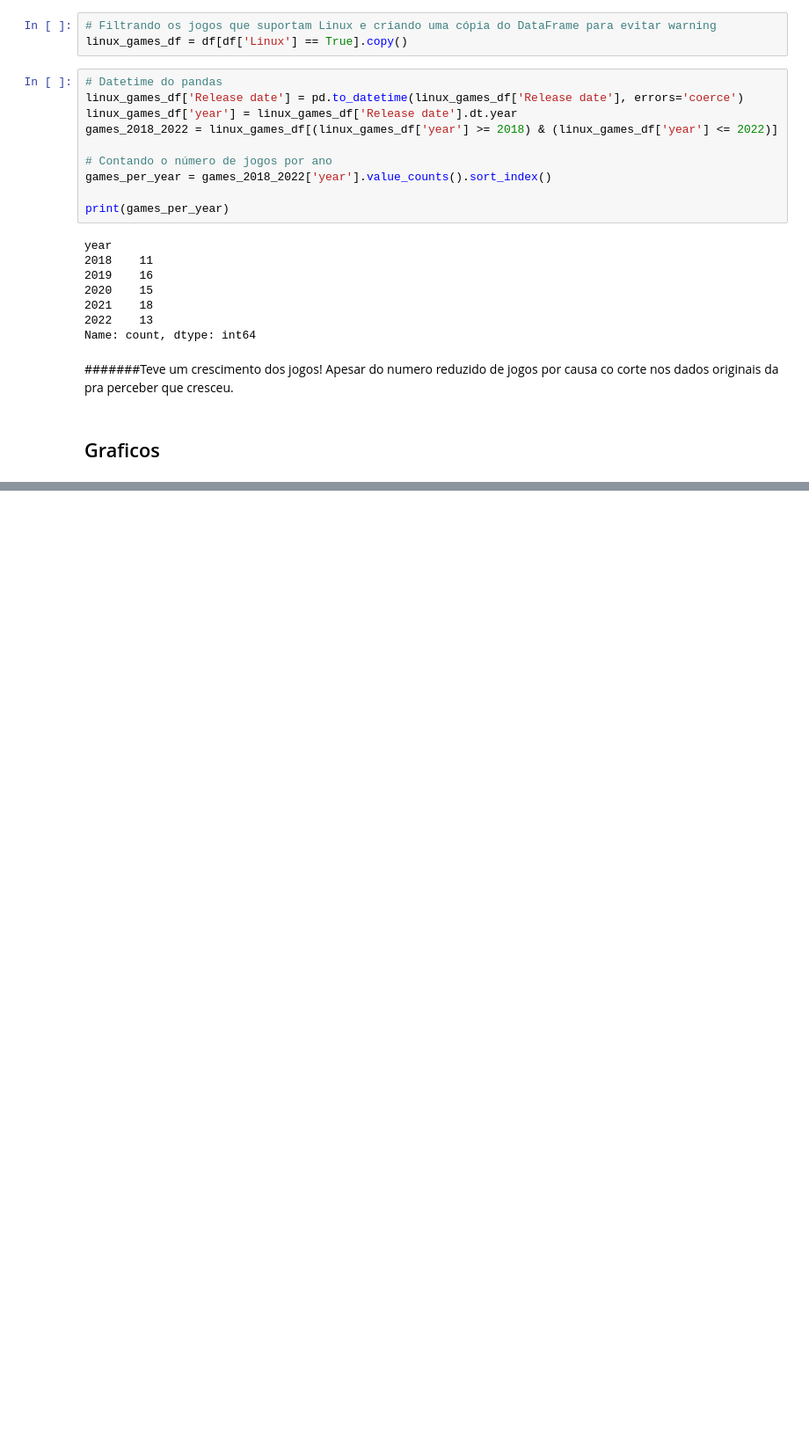
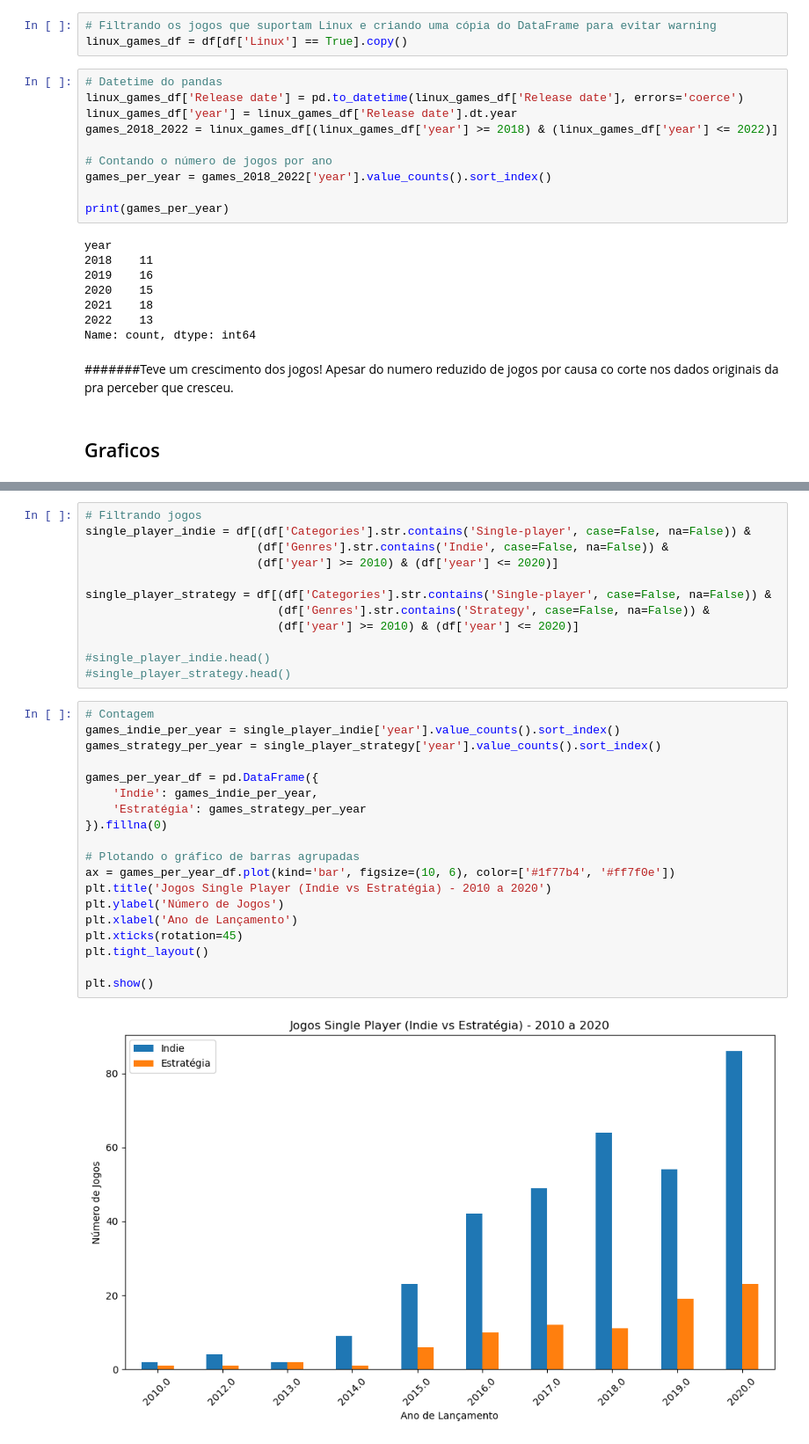
Before and after one commit to giolive/Projeto_progDados, a Jupyter notebook: Proj_F2.ipynb, the cells around one changed output, grey strips where cells are left out. Shown: that part at 88% size. Cells and saved outputs as stored; diff of their text form; blank space fills up the shorter version.

```diff
--- a/Proj_F2.ipynb
+++ b/Proj_F2.ipynb
@@ -314,0 +348,33 @@ NameError: name 'df' is not defined
+# %%
+# Filtrando jogos
+single_player_indie = df[(df['Categories'].str.contains('Single-player', case=False, na=False)) &
+                         (df['Genres'].str.contains('Indie', case=False, na=False)) &
+                         (df['year'] >= 2010) & (df['year'] <= 2020)]
+
+single_player_strategy = df[(df['Categories'].str.contains('Single-player', case=False, na=False)) &
+                            (df['Genres'].str.contains('Strategy', case=False, na=False)) &
+                            (df['year'] >= 2010) & (df['year'] <= 2020)]
+
+#single_player_indie.head()
+#single_player_strategy.head()
+# %%
+# Contagem
+games_indie_per_year = single_player_indie['year'].value_counts().sort_index()
+games_strategy_per_year = single_player_strategy['year'].value_counts().sort_index()
+
+games_per_year_df = pd.DataFrame({
+    'Indie': games_indie_per_year,
+    'Estratégia': games_strategy_per_year
+}).fillna(0)
+
+# Plotando o gráfico de barras agrupadas
+ax = games_per_year_df.plot(kind='bar', figsize=(10, 6), color=['#1f77b4', '#ff7f0e'])
+plt.title('Jogos Single Player (Indie vs Estratégia) - 2010 a 2020')
+plt.ylabel('Número de Jogos')
+plt.xlabel('Ano de Lançamento')
+plt.xticks(rotation=45)
+plt.tight_layout()
+
+plt.show()
+# %% [output]
+[figure, added]
```
Also changed, not shown: parts of 11 cells of this notebook.
